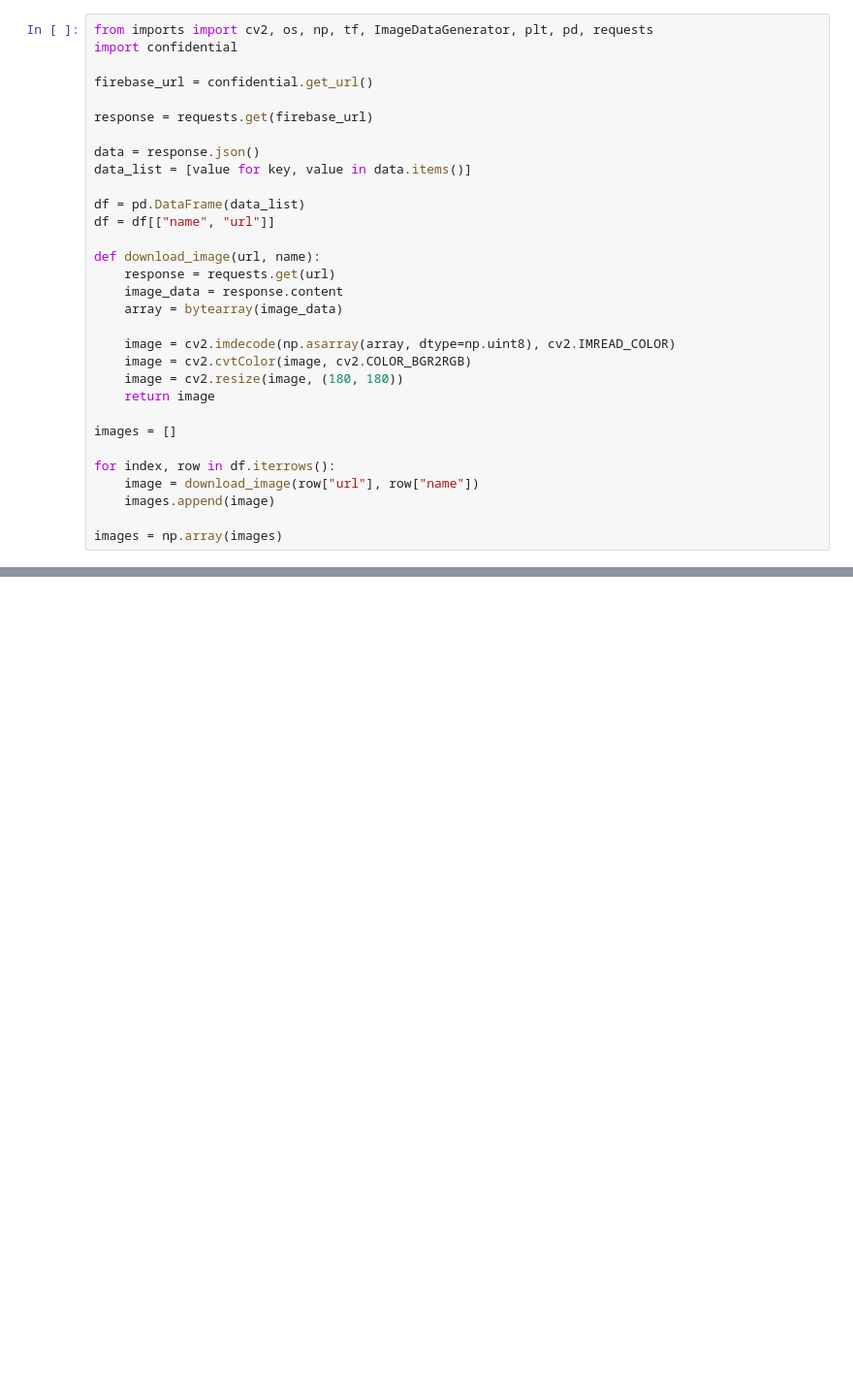
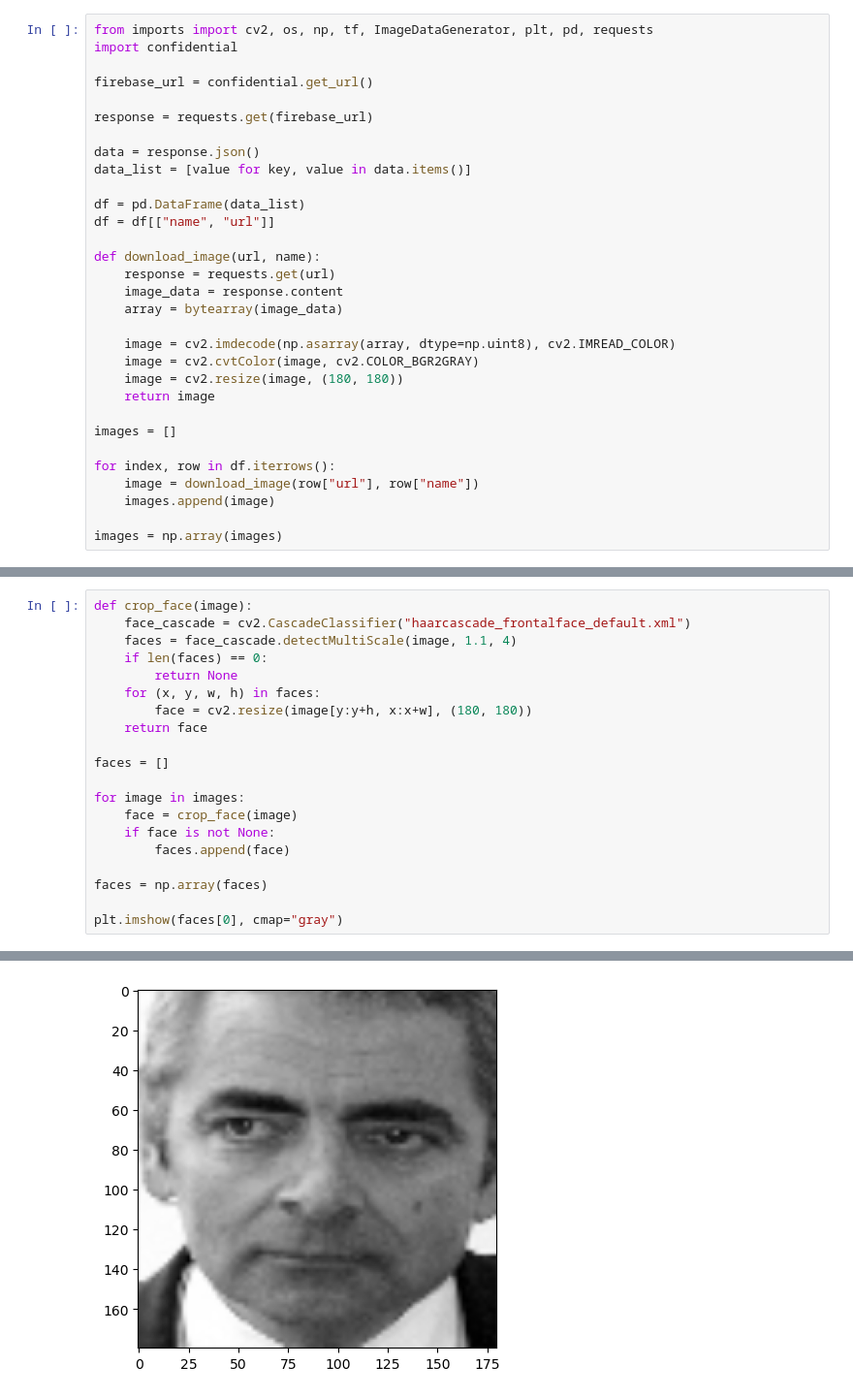
Before and after one commit to lennartvoelz/face_recognition, a Jupyter notebook: scripts/image.ipynb, the cells around one changed output, grey strips where cells are left out. Shown: that part at 97% size. Saved outputs shown, nothing was run; the diff lists cells and outputs as text; blank space fills up the shorter version.

```diff
--- a/scripts/image.ipynb
+++ b/scripts/image.ipynb
@@ -18,7 +18,7 @@ def download_image(url, name):
     array = bytearray(image_data)
 
     image = cv2.imdecode(np.asarray(array, dtype=np.uint8), cv2.IMREAD_COLOR)
-    image = cv2.cvtColor(image, cv2.COLOR_BGR2RGB)
+    image = cv2.cvtColor(image, cv2.COLOR_BGR2GRAY)
     image = cv2.resize(image, (180, 180))
     return image
 
@@ -42,0 +43,21 @@ print(images.shape)
+# %%
+def crop_face(image):
+    face_cascade = cv2.CascadeClassifier("haarcascade_frontalface_default.xml")
+    faces = face_cascade.detectMultiScale(image, 1.1, 4)
+    if len(faces) == 0:
+        return None
+    for (x, y, w, h) in faces:
+        face = cv2.resize(image[y:y+h, x:x+w], (180, 180))
+    return face
+
+faces = []
+
+for image in images:
+    face = crop_face(image)
+    if face is not None:
+        faces.append(face)
+
+faces = np.array(faces)
+
+plt.imshow(faces[0], cmap="gray")
+# %% [output]
@@ -43 +65,2 @@ print(images.shape)
+[figure, added]
 # %%
```
Also changed, not shown: parts of 8 cells of this notebook, 4 other files.
